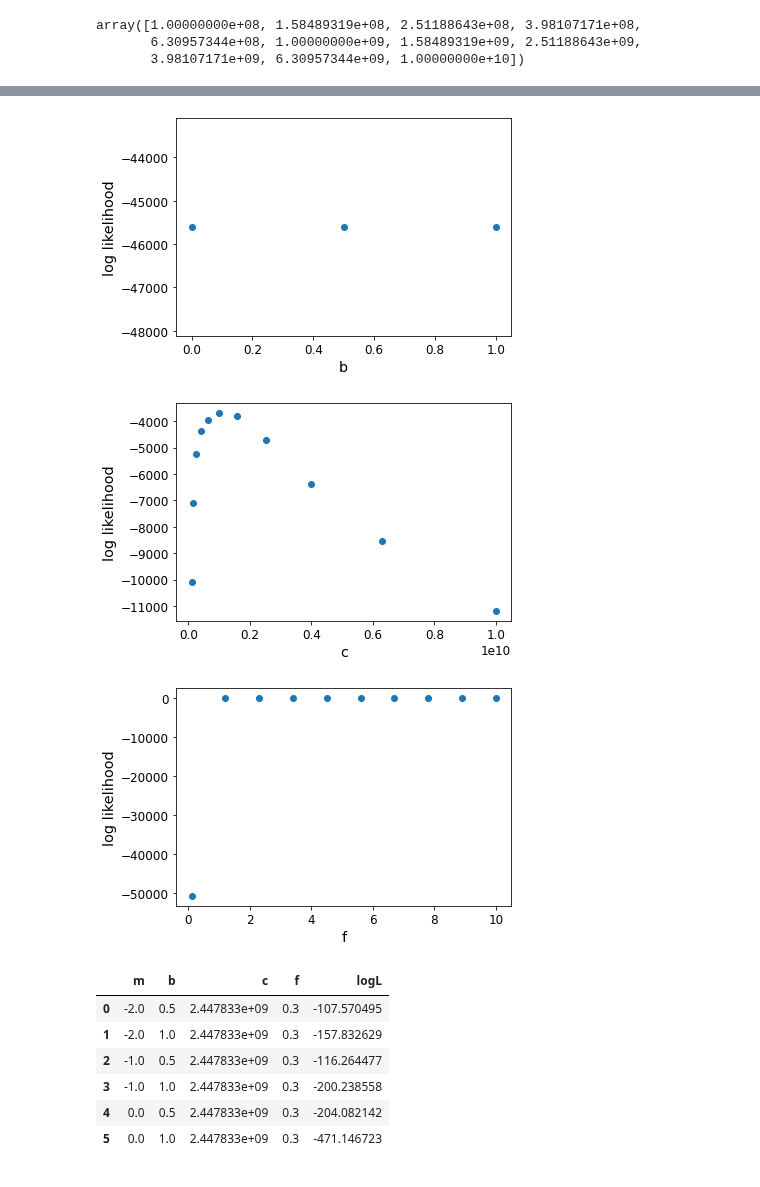
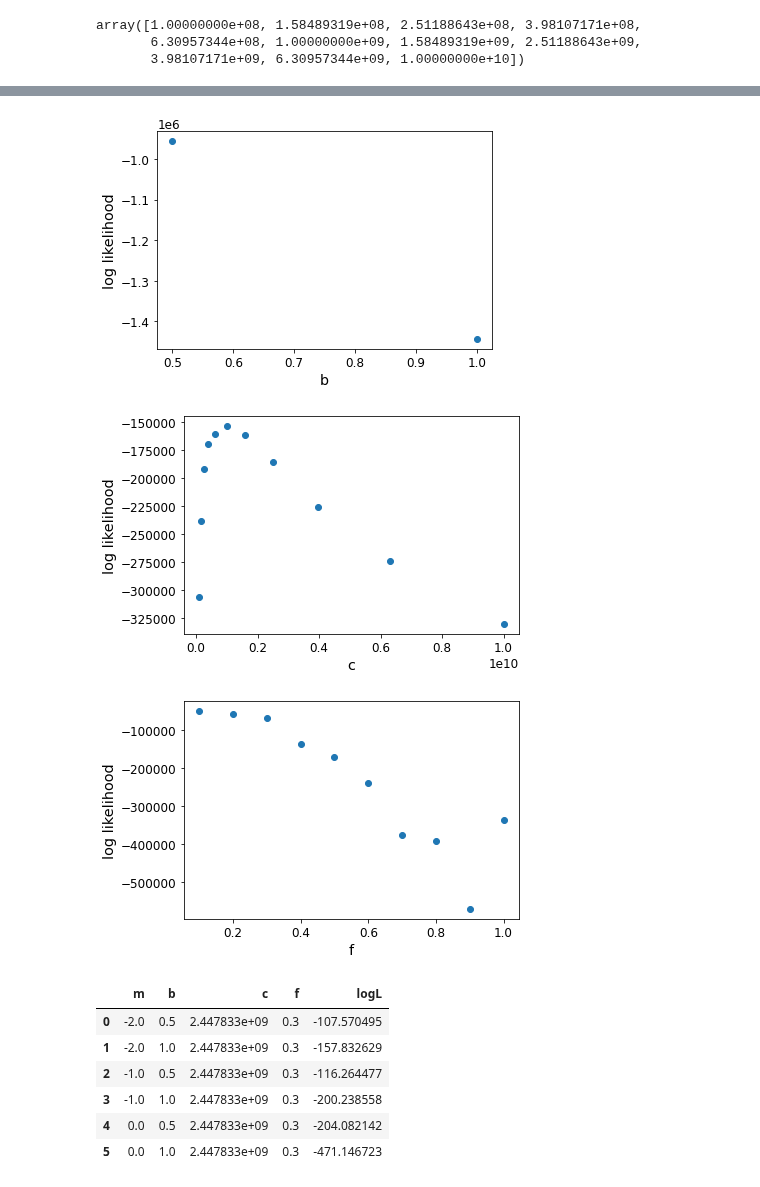
Before and after one commit to exoclam/mastrangelo, a Jupyter notebook: notebooks/analyze.ipynb, the cells around one changed output, grey strips where cells are left out. Cells and saved outputs as stored; diff of their text form; code cells hidden in the pictures.

```diff
--- a/notebooks/analyze.ipynb
+++ b/notebooks/analyze.ipynb
@@ -332,7 +332,7 @@ for gi_m in range(3):
     cube = prior_grid_logslope(cube, ndim, nparams, gi_m, gi_b, gi_c)
 
     # subset
-    only = model_logLs.loc[(model_logLs.m == cube[0]) & (model_logLs.f == 0.3)]
+    only = model_logLs.loc[(model_logLs.m == cube[0])]# & (model_logLs.f == 0.3)]
 
     # marginalize logL
     marginalized_logLs.append(np.sum(only.logL))
@@ -352,50 +352,49 @@ array([0.1, 0.2, 0.3, 0.4, 0.5, 0.6, 0.7, 0.8, 0.9, 1. , 0.3, 0.7])
 # %%
 marginalized_logLs = []
-for gi_m in range(3):
+for gi_b in range(2):
+    gi_b = gi_b + 1
 
     cube = prior_grid_logslope(cube, ndim, nparams, gi_m, gi_b, gi_c)
 
     # subset
-    only = model_logLs.loc[(model_logLs.b == cube[1]) & (model_logLs.f == 0.3)]
+    only = model_logLs.loc[(model_logLs.b == cube[1])]# & (model_logLs.f == 0.3)]
 
     # marginalize logL
     marginalized_logLs.append(np.sum(only.logL))
-plt.scatter(truth.bs.unique(), marginalized_logLs)
+plt.scatter(model_logLs.b.unique(), marginalized_logLs)
 plt.ylabel("log likelihood")
 plt.xlabel("b")
 plt.show()
 
 marginalized_logLs = []
 for gi_c in range(11):
 
     cube = prior_grid_logslope(cube, ndim, nparams, gi_m, gi_b, gi_c)
 
     # subset
-    only = model_logLs.loc[(model_logLs.c == cube[2]) & (model_logLs.f == 0.3)]
+    only = model_logLs.loc[(model_logLs.c == cube[2])]# & (model_logLs.f == 0.3)]
 
     # marginalize logL
     marginalized_logLs.append(np.sum(only.logL))
 plt.scatter(truth.cs.unique(), marginalized_logLs)
 plt.ylabel("log likelihood")
 plt.xlabel("c")
 plt.show()
 
 marginalized_logLs = []
-for gi_f in np.linspace(0.1, 10, 10):
-
-    cube = prior_grid_logslope(cube, ndim, nparams, gi_m, gi_b, gi_c)
+for gi_f in np.linspace(0.1, 1, 10):
 
     # subset
-    only = model_logLs.loc[(np.round(model_logLs.f, 1) == gi_f)]
+    only = model_logLs.loc[(np.round(model_logLs.f, 1) == np.round(gi_f, 1))]
 
     # marginalize logL
     marginalized_logLs.append(np.sum(only.logL))
-plt.scatter(np.linspace(0.1, 10, 10), marginalized_logLs)
+plt.scatter(np.linspace(0.1, 1, 10), marginalized_logLs)
 plt.ylabel("log likelihood")
 plt.xlabel("f")
 plt.show()
 # %% [output]
-[figure, old version]
+[figure, new version]
-[figure, old version]
+[figure, new version]
-[figure, old version]
+[figure, new version]
 # %%
```
Also changed, not shown: parts of 4 cells of this notebook, 2 other files.
